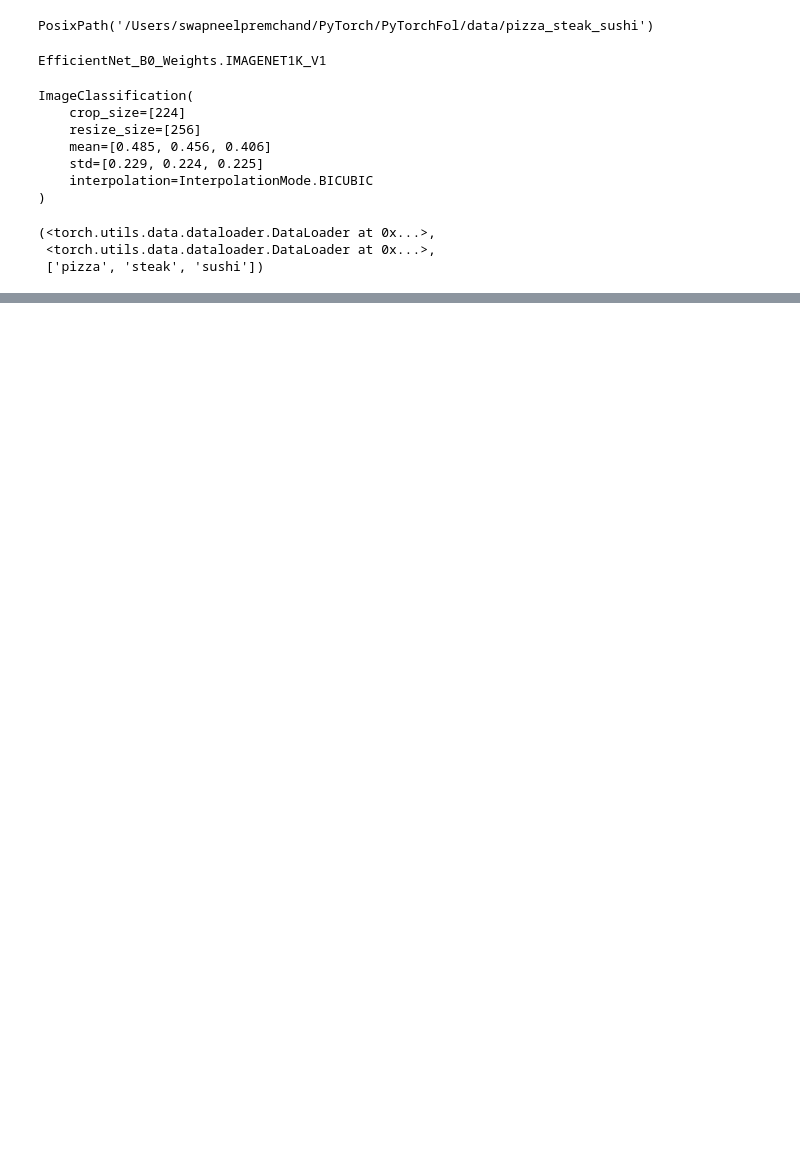
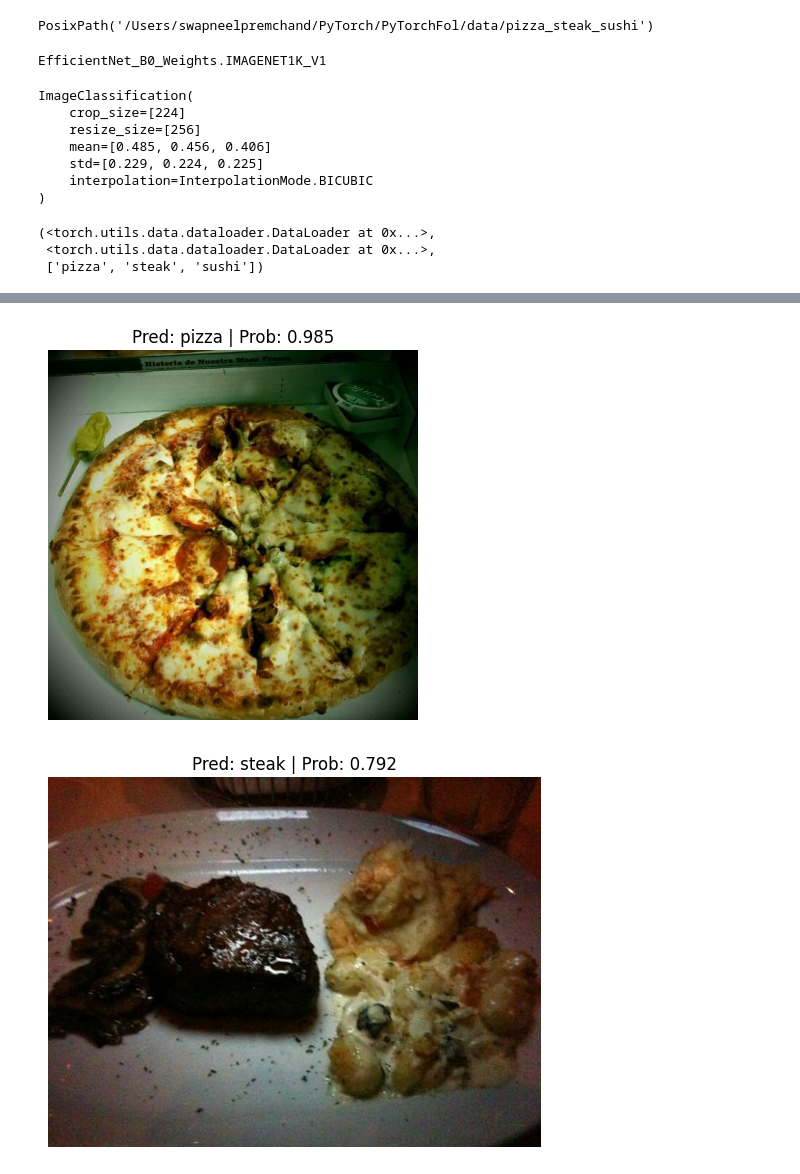
Before and after one commit to Sw4ppleneel/PyTorch, a Jupyter notebook: PyTorchFol/Transfer_learning.ipynb, the cells around one changed output, grey strips where cells are left out. Saved outputs shown, nothing was run; the diff lists cells and outputs as text; code cells hidden in the pictures; blank space fills up the shorter version.

```diff
--- a/PyTorchFol/Transfer_learning.ipynb
+++ b/PyTorchFol/Transfer_learning.ipynb
@@ -183,0 +254,16 @@ RuntimeError: Input type (MPSFloatType) and weight type (torch.FloatTensor) shou
+# %%
+MODEL_PATH = Path("Models")
+
+MODEL_PATH.mkdir(parents=True, # create parent directories if needed
+                 exist_ok=True # if models directory already exists, don't error
+)
+
+Model_name = "transfer_trained_model_v1"
+
+MODEL_SAVE_PATH = MODEL_PATH / Model_name
+
+torch.save(obj= model.state_dict(), f= MODEL_SAVE_PATH)
+# %%
+loaded_model = torchvision.models.efficientnet_b2(weights= None)
+
+loaded_model.to(device)
@@ -183,0 +311,7 @@ RuntimeError: Input type (MPSFloatType) and weight type (torch.FloatTensor) shou
+# %%
+loaded_model.classifier = torch.nn.Sequential(
+    torch.nn.Dropout(p=0.2, inplace=True),
+    torch.nn.Linear(in_features=1408, out_features=output_shape, bias=True)
+)
+
+loaded_model.to(device)
@@ -183,0 +336,4 @@ RuntimeError: Input type (MPSFloatType) and weight type (torch.FloatTensor) shou
+# %%
+loaded_model.load_state_dict(torch.load(f= MODEL_SAVE_PATH))
+
+loaded_model.to(device=device)
@@ -183,0 +358,19 @@ RuntimeError: Input type (MPSFloatType) and weight type (torch.FloatTensor) shou
+# %%
+# Get a random list of image paths from test set
+import random
+random.seed(1000)
+num_images_to_plot = 3
+test_image_path_list = list(Path(test_dir).glob("*/*.jpg")) # get list all image paths from test data
+test_image_path_sample = random.sample(population=test_image_path_list, # go through all of the test image paths
+                                       k=num_images_to_plot) # randomly select 'k' image paths to pred and plot
+
+# Make predictions on and plot the images
+for image_path in test_image_path_sample:
+    pred_and_plot_image(model=loaded_model,
+                        image_path=image_path,
+                        class_names=class_names,
+                        image_size=(224, 224),
+                        device=device)
+# %% [output]
+[figure, added]
+[figure, added]
```
Also changed, not shown: parts of 22 cells of this notebook, 4 other files.
